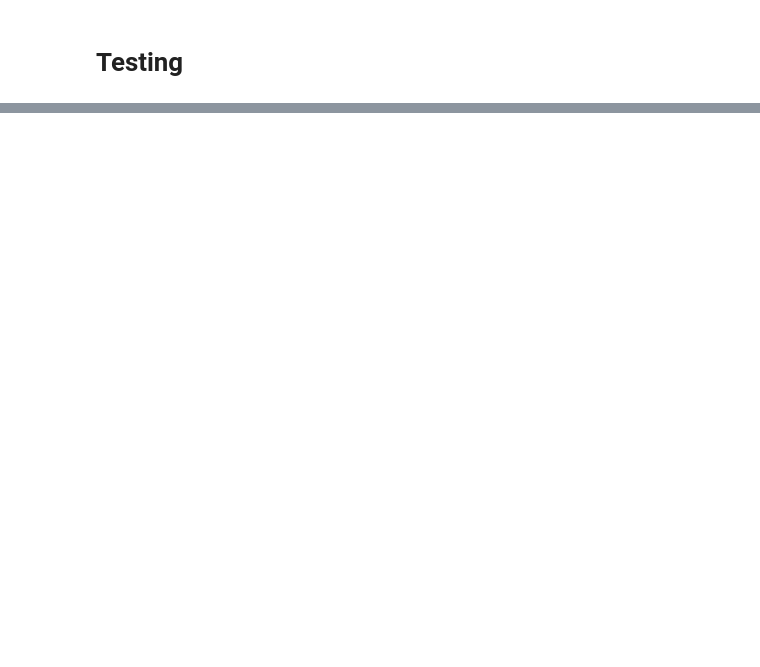
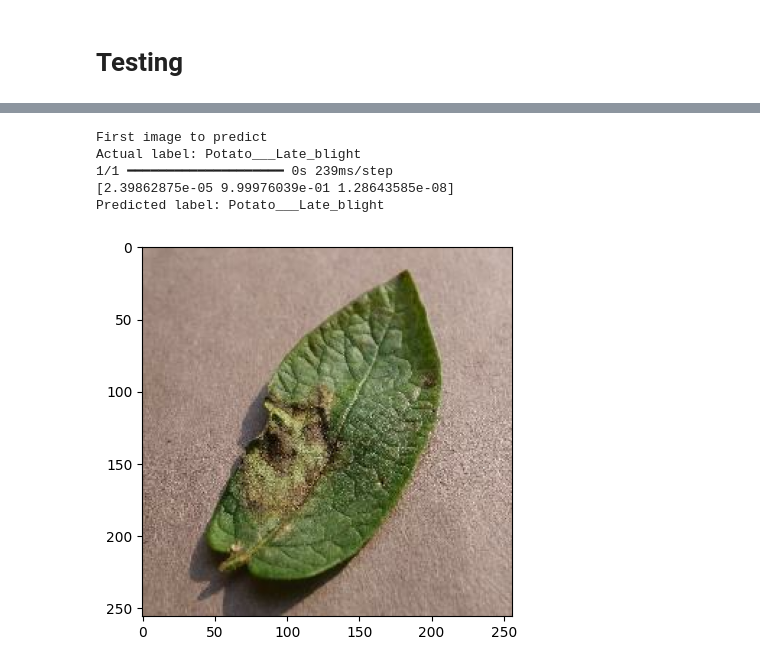
Before and after one commit to EN-BAAK/Potato-disease-classificatoin-model, a Jupyter notebook: training/training.ipynb, the cells around one changed output, grey strips where cells are left out. Drawn from its saved outputs; the diff is of its cells as text; code cells hidden in the pictures; blank space fills up the shorter version.

```diff
--- a/training/training.ipynb
+++ b/training/training.ipynb
@@ -185,0 +306,19 @@ scores # [lose, accuracy]
+# %%
+for images_batch, labels_batch in testing_ds.take(1):
+    first_image = images_batch[0].numpy().astype("uint8")
+    first_label = labels_batch[0].numpy()
+
+    print("First image to predict")
+    plt.imshow(first_image)
+    print("Actual label:", class_names[first_label])
+
+    batch_prediction = model.predict(images_batch)
+    print(batch_prediction[0])
+    print("Predicted label:",class_names[np.argmax(batch_prediction[0])])
+# %% [output]
+First image to predict
+Actual label: Potato___Late_blight
+1/1 ━━━━━━━━━━━━━━━━━━━━ 0s 239ms/step
+[2.39862875e-05 9.99976039e-01 1.28643585e-08]
+Predicted label: Potato___Late_blight
+[figure, added]
```
Also changed, not shown: parts of 21 cells of this notebook, 2 other files.
